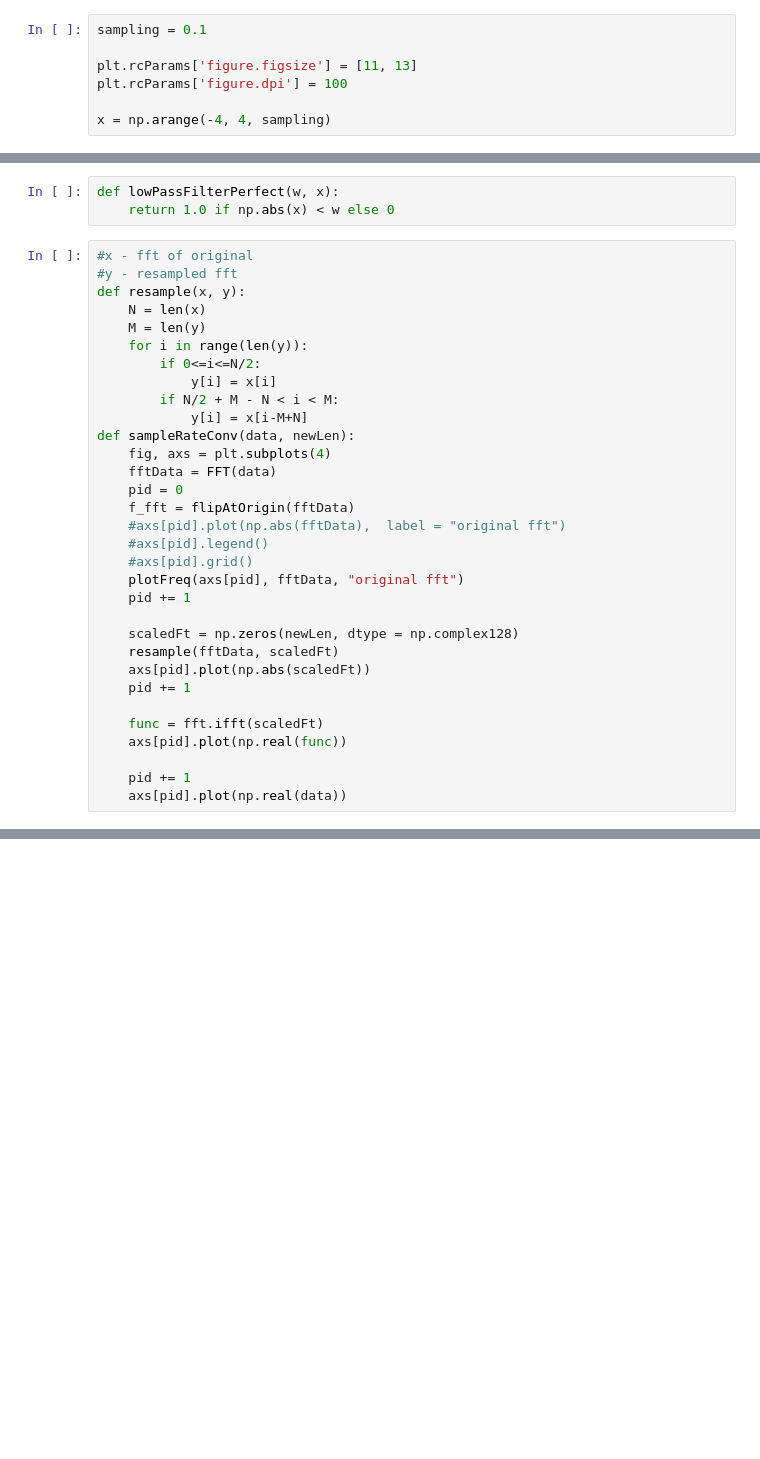
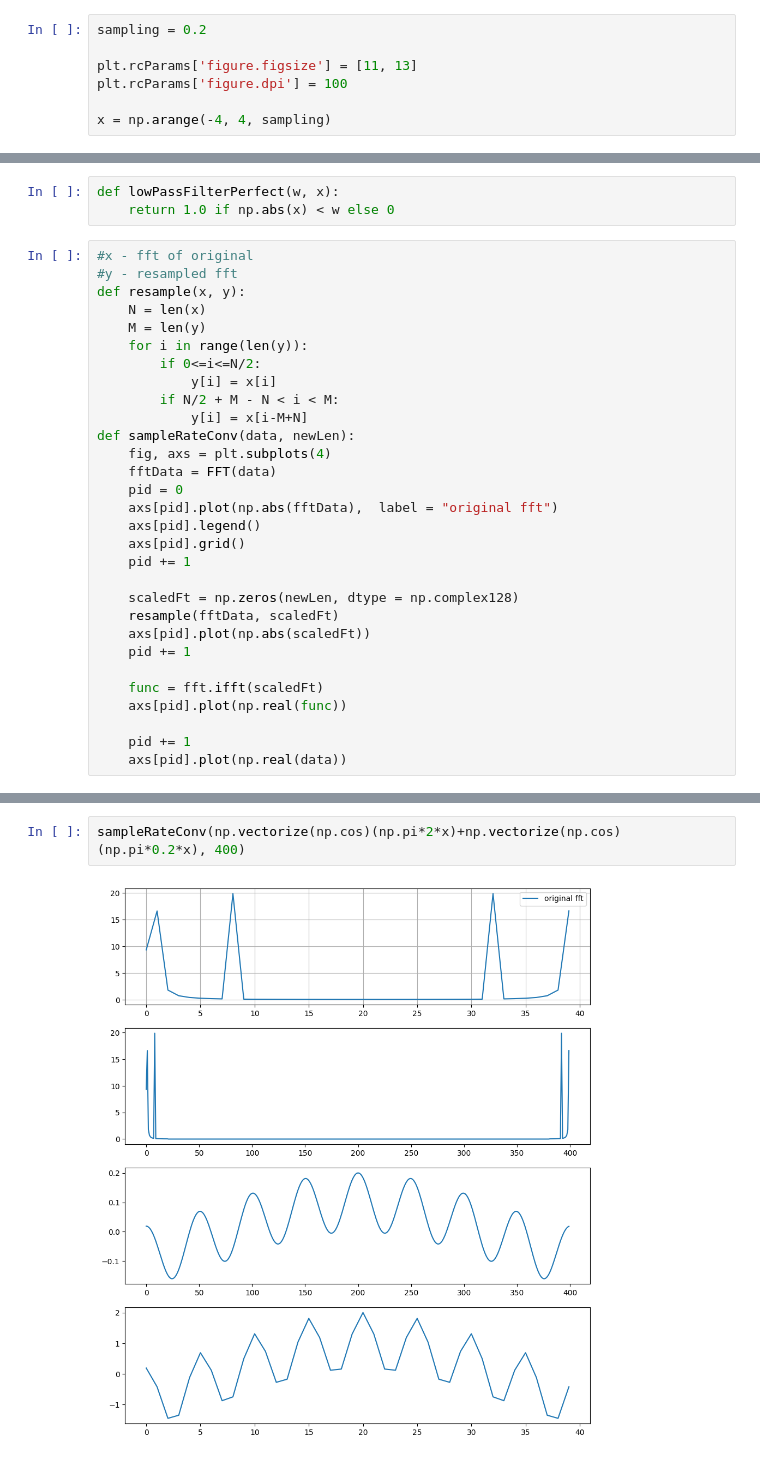
Before and after one commit to Altair200333/dataProcessing_nsu, a Jupyter notebook: task6_discr.ipynb, the cells around one changed output, grey strips where cells are left out. Drawn from its saved outputs; the diff is of its cells as text; blank space fills up the shorter version.

```diff
--- a/task6_discr.ipynb
+++ b/task6_discr.ipynb
@@ -7,7 +7,7 @@ import scipy.fft as fft
 from functools import partial
 from scipy import signal
 # %%
-sampling = 0.1
+sampling = 0.2
 
 plt.rcParams['figure.figsize'] = [11, 13]
 plt.rcParams['figure.dpi'] = 100
@@ -54,11 +54,9 @@ def sampleRateConv(data, newLen):
     fig, axs = plt.subplots(4)
     fftData = FFT(data)
     pid = 0
-    f_fft = flipAtOrigin(fftData)
-    #axs[pid].plot(np.abs(fftData),  label = "original fft")
-    #axs[pid].legend()
-    #axs[pid].grid()
-    plotFreq(axs[pid], fftData, "original fft")
+    axs[pid].plot(np.abs(fftData),  label = "original fft")
+    axs[pid].legend()
+    axs[pid].grid()
     pid += 1
 
     scaledFt = np.zeros(newLen, dtype = np.complex128)
@@ -77,0 +72,4 @@ sampleRateConv(np.vectorize(np.sin)(2*x), 150)
+# %%
+sampleRateConv(np.vectorize(np.cos)(np.pi*2*x)+np.vectorize(np.cos)(np.pi*0.2*x), 400)
+# %% [output]
+[figure, added]
```
Also changed, not shown: parts of 1 cell of this notebook.
